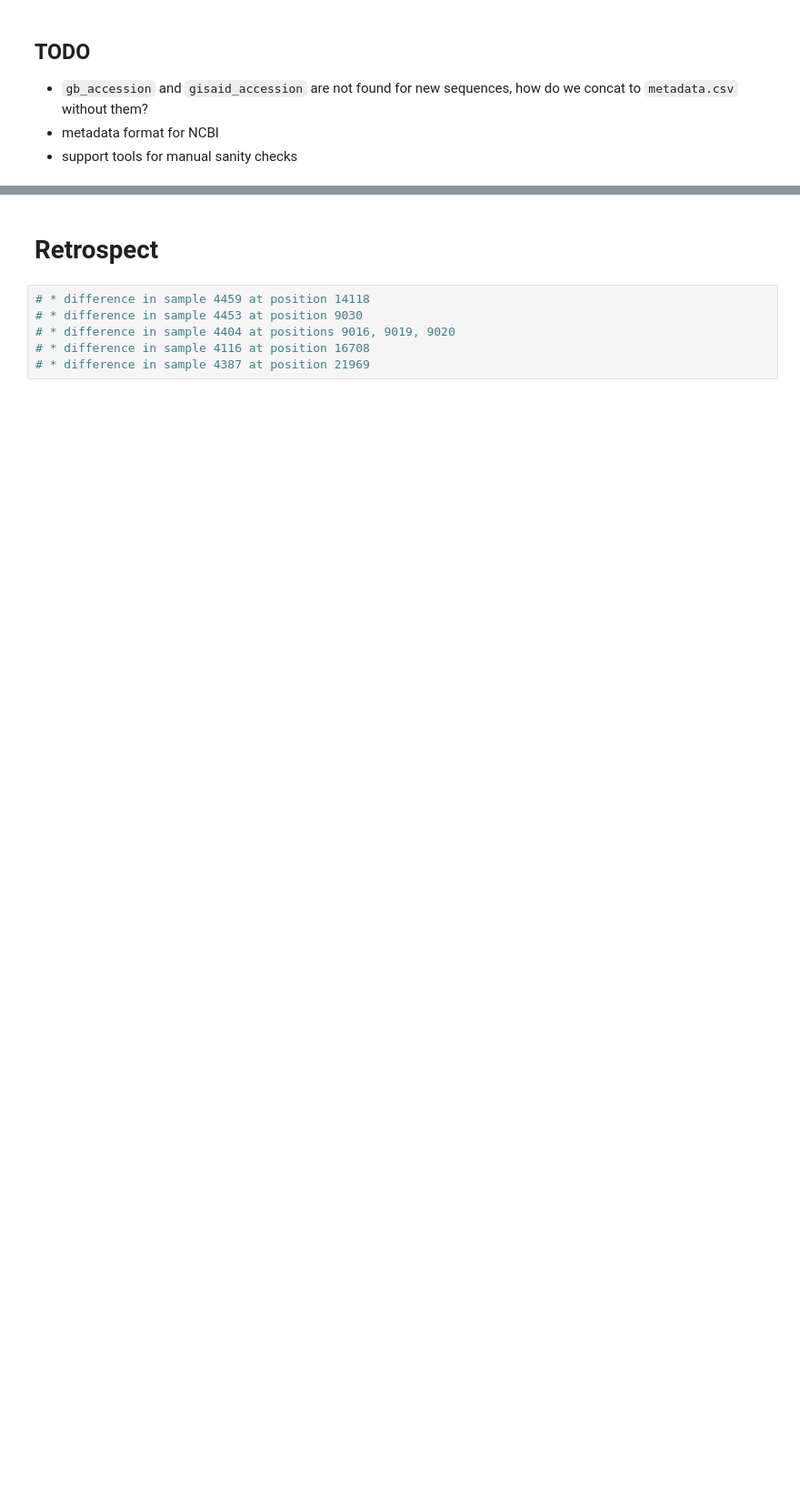
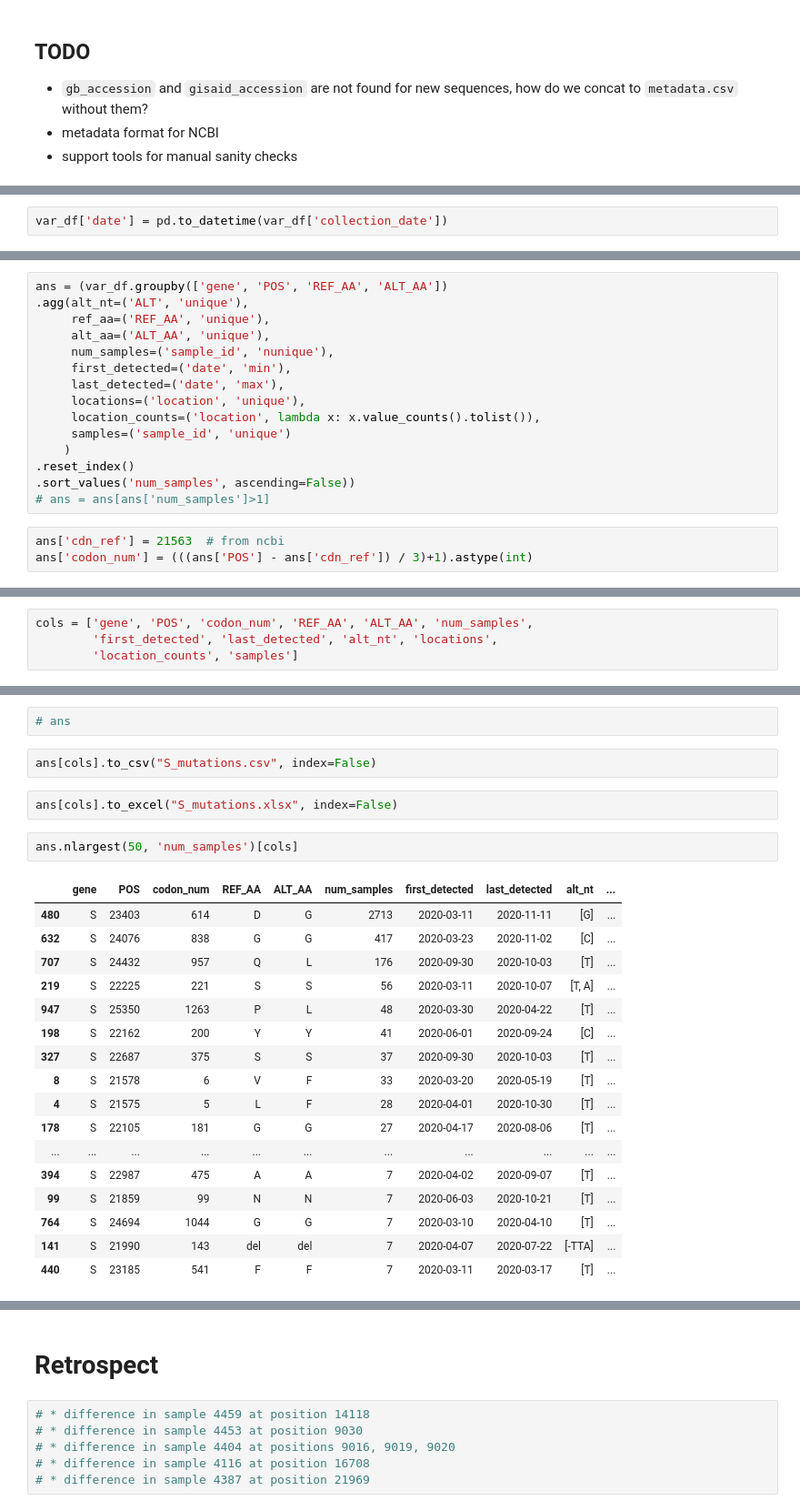
Before and after one commit to AlaaALatif/bjorn, a Jupyter notebook: lab.ipynb, the cells around one changed output, grey strips where cells are left out. Shown at 91% size. Cells and saved outputs as stored; diff of their text form; blank space fills up the shorter version.

Commit message:
dev code for cns and isnv mutations reports

```diff
--- a/lab.ipynb
+++ b/lab.ipynb
@@ -9,0 +217,2 @@ import gffutils
+# %%
+var_df['date'] = pd.to_datetime(var_df['collection_date'])
@@ -9,0 +221,18 @@ import gffutils
+# %%
+ans = (var_df.groupby(['gene', 'POS', 'REF_AA', 'ALT_AA'])
+.agg(alt_nt=('ALT', 'unique'),
+     ref_aa=('REF_AA', 'unique'),
+     alt_aa=('ALT_AA', 'unique'),
+     num_samples=('sample_id', 'nunique'),
+     first_detected=('date', 'min'),
+     last_detected=('date', 'max'),
+     locations=('location', 'unique'),
+     location_counts=('location', lambda x: x.value_counts().tolist()),
+     samples=('sample_id', 'unique')
+    )
+.reset_index()
+.sort_values('num_samples', ascending=False))
+# ans = ans[ans['num_samples']>1]
+# %%
+ans['cdn_ref'] = 21563  # from ncbi
+ans['codon_num'] = (((ans['POS'] - ans['cdn_ref']) / 3)+1).astype(int)
@@ -9,0 +246,4 @@ import gffutils
+# %%
+cols = ['gene', 'POS', 'codon_num', 'REF_AA', 'ALT_AA', 'num_samples',
+        'first_detected', 'last_detected', 'alt_nt', 'locations',
+        'location_counts', 'samples']
@@ -9,0 +265,26 @@ import gffutils
+# %%
+# ans
+# %%
+ans[cols].to_csv("S_mutations.csv", index=False)
+# %%
+ans[cols].to_excel("S_mutations.xlsx", index=False)
+# %%
+ans.nlargest(50, 'num_samples')[cols]
+# %% [output]
+|  | gene | POS | codon_num | REF_AA | ALT_AA | num_samples | first_detected | last_detected | alt_nt | ... |
+| 480 | S | 23403 | 614 | D | G | 2713 | 2020-03-11 | 2020-11-11 | [G] | ... |
+| 632 | S | 24076 | 838 | G | G | 417 | 2020-03-23 | 2020-11-02 | [C] | ... |
+| 707 | S | 24432 | 957 | Q | L | 176 | 2020-09-30 | 2020-10-03 | [T] | ... |
+| 219 | S | 22225 | 221 | S | S | 56 | 2020-03-11 | 2020-10-07 | [T, A] | ... |
+| 947 | S | 25350 | 1263 | P | L | 48 | 2020-03-30 | 2020-04-22 | [T] | ... |
+| 198 | S | 22162 | 200 | Y | Y | 41 | 2020-06-01 | 2020-09-24 | [C] | ... |
+| 327 | S | 22687 | 375 | S | S | 37 | 2020-09-30 | 2020-10-03 | [T] | ... |
+| 8 | S | 21578 | 6 | V | F | 33 | 2020-03-20 | 2020-05-19 | [T] | ... |
+| 4 | S | 21575 | 5 | L | F | 28 | 2020-04-01 | 2020-10-30 | [T] | ... |
+| 178 | S | 22105 | 181 | G | G | 27 | 2020-04-17 | 2020-08-06 | [T] | ... |
+| ... | ... | ... | ... | ... | ... | ... | ... | ... | ... | ... |
+| 394 | S | 22987 | 475 | A | A | 7 | 2020-04-02 | 2020-09-07 | [T] | ... |
+| 99 | S | 21859 | 99 | N | N | 7 | 2020-06-03 | 2020-10-21 | [T] | ... |
+| 764 | S | 24694 | 1044 | G | G | 7 | 2020-03-10 | 2020-04-10 | [T] | ... |
+| 141 | S | 21990 | 143 | del | del | 7 | 2020-04-07 | 2020-07-22 | [-TTA] | ... |
+| 440 | S | 23185 | 541 | F | F | 7 | 2020-03-11 | 2020-03-17 | [T] | ... |
```
Also changed, not shown: parts of 53 cells of this notebook.
